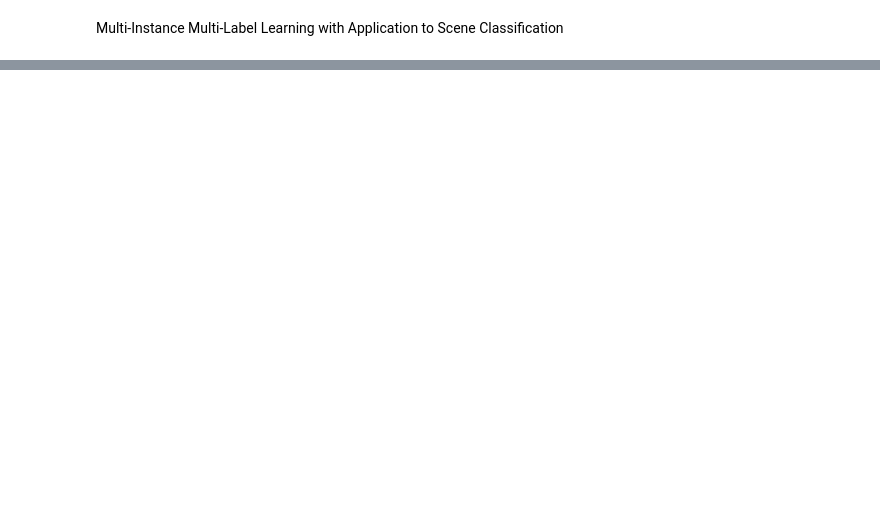
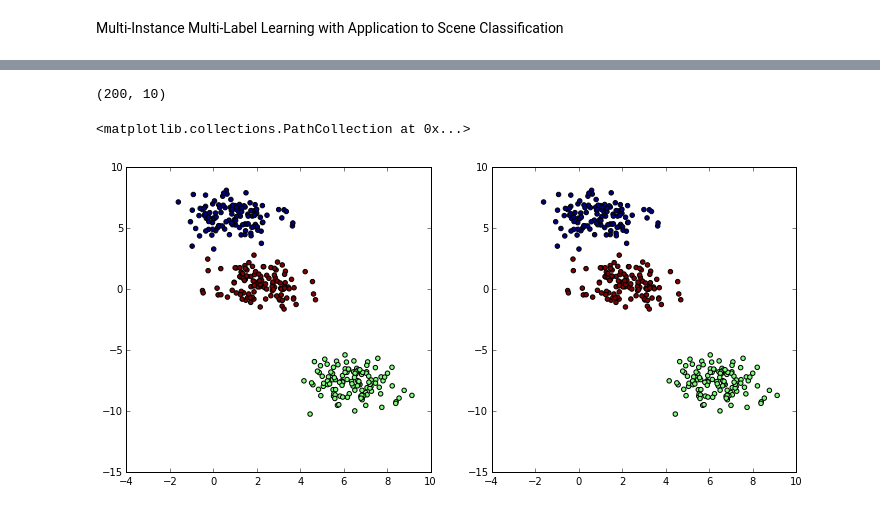
Before and after one commit to LowikC/kaggle_yelp_restaurant_photo_classification, a Jupyter notebook: src/MIML-SVM.ipynb, the cells around one changed output, grey strips where cells are left out. Drawn from its saved outputs; the diff is of its cells as text; code cells hidden in the pictures; blank space fills up the shorter version.

Commit message:
* Finished implementation of k-medoids for bags of instances. Some parts could be speed-up...

```diff
--- a/src/MIML-SVM.ipynb
+++ b/src/MIML-SVM.ipynb
@@ -5,16 +6,17 @@ from scipy.spatial import distance
 Multi-Instance Multi-Label Learning with Application to Scene Classification
 # %%
 def haussdorf_distance(A, B, metric='euclidean'):
-    """Compute the Haussdorf distance between two bags.
+    """Compute the Haussdorf distance between two bags-of-instances.
 
     Args:
-        A (ndarray): A Na by F ndarray, where Na is the number of instances in the bag and F the number of features.
-        B (nd.array): A Nb by F ndarray, where Nb is the number of instances in the bag and F the number of features.
+        A (ndarray): A Na by m ndarray, where Na is the number of instances in the bag and m the number of features.
+        B (nd.array): A Nb by m ndarray, where Nb is the number of instances in the bag and m the number of features.
 
     Return:
         The Haussdorf distance between the bags.
     """
-    distances = distance.cdist(A, B)
+    As, Bs = np.atleast_2d(A, B)
+    distances = distance.cdist(As, Bs)
     max_a = np.max(np.min(distances, axis=1))
     max_b = np.max(np.min(distances, axis=0))
     return max(max_a, max_b)
@@ -39,2 +40,0 @@ np.argmin(tmp, axis=1).shape
-# %%
-g = np.random.randint(0, 10, size=(1000))
@@ -184,0 +218,4 @@ k_medoids(rbags, 10)
+# %%
+z.shape
+# %% [output]
+(200, 10)
@@ -184,0 +225,19 @@ k_medoids(rbags, 10)
+# %%
+from sklearn.datasets import make_blobs
+plt.figure(figsize=(12, 12))
+n_samples = 350
+random_state = 39
+X, y = make_blobs(n_samples=n_samples, random_state=random_state)
+plt.subplot(221)
+plt.scatter(X[:, 0], X[:, 1], c=y)
+
+#Transform X in a list of bag, each with one instance
+Xbag = [x for x in X]
+kmedoids = KMedoids(n_clusters=3, random_state=42)
+kmedoids.fit(Xbag)
+y_pred = kmedoids.predict(Xbag)
+plt.subplot(222)
+plt.scatter(X[:, 0], X[:, 1], c=y_pred)
+# %% [output]
+<matplotlib.collections.PathCollection at 0x...>
+[figure, added]
```
Also changed, not shown: parts of 21 cells of this notebook.
